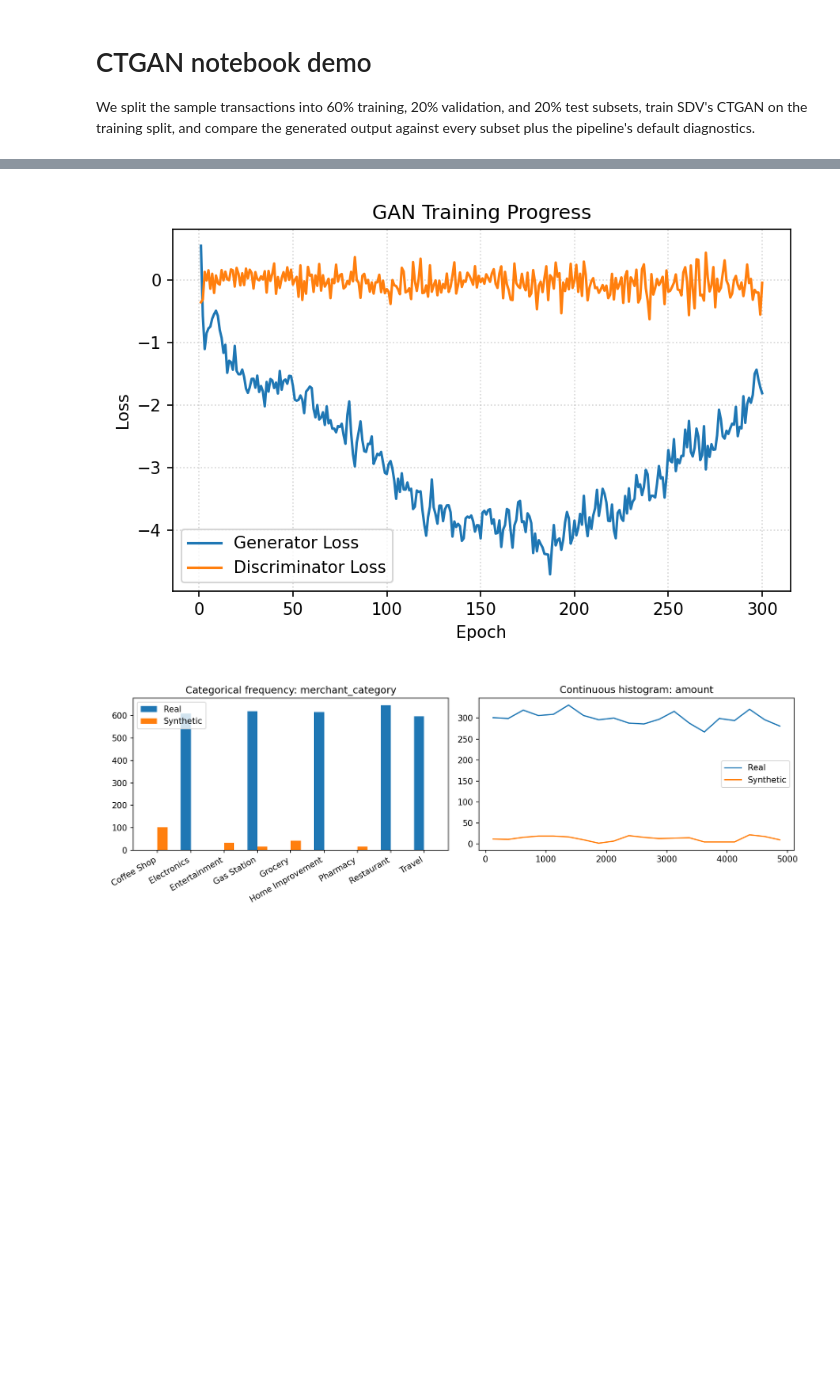
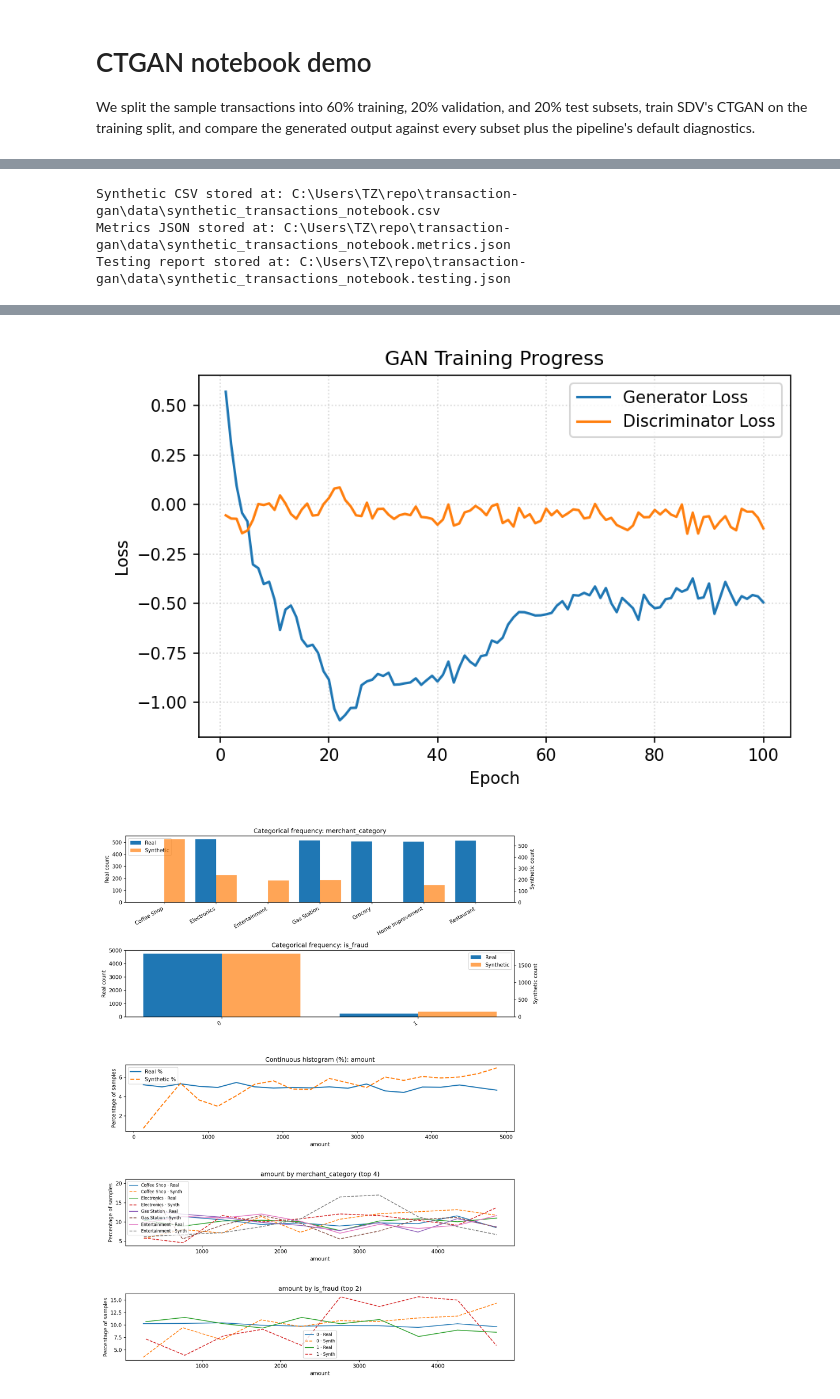
Before and after one commit to laylow2021/transaction-gan, a Jupyter notebook: notebook/gan_test.ipynb, the cells around one changed output, grey strips where cells are left out. Cells and saved outputs as stored; diff of their text form; code cells hidden in the pictures; blank space fills up the shorter version.

Commit message:
CTGAN v0.12

```diff
--- a/notebook/gan_test.ipynb
+++ b/notebook/gan_test.ipynb
@@ -59,11 +46,8 @@ SchemaConfig(id_column='transaction_id', continuous_columns=['amount', 'customer
 # %%
 gan_config = GANTrainingConfig(
-    noise_dim=128,
-    hidden_dim=256,
-    epochs=300,
-    learning_rate=2e-4,
-    batch_size=500,
+    noise_dim=64, hidden_dim=128, epochs=100, learning_rate=2e-4,
+    batch_size=250, pac=1,
+    use_cuda=True,  # Set to True to run CTGAN on GPU when available
 )
-
 gan_config
 # %% [output]
@@ -89,12 +55,22 @@ We strongly recommend saving the metadata using 'save_to_json' for replicability
 # %%
-display(JSON(result["quality_report"]))
-display(result["synthetic_preview"])
-
-print("Synthetic CSV stored at:", result["synthetic_path"])
-print("Metrics JSON stored at:", result["metrics_path"])
-print("Testing report stored at:", result["testing_report_path"])
-
-display(Image(filename=result["visualization_path"]))
-display(Image(filename=result["training_history_path"]))
-display(Image(filename=result["testing_visualization_path"]))
+result = generate_synthetic_transactions(
+    data_path=data_path,
+    output_path=output_path,
+    schema=schema,
+    gan_config=gan_config,
+    samples_to_generate=2000,
+    train_fraction=0.5,
+    split_seed=split_seed,
+    auto_tune=False,
+    validation_fraction=0.2,
+    tstr_target='is_fraud',
+)
+display(JSON(result['quality_report']))
+display(result['synthetic_preview'])
+print('Synthetic CSV stored at:', result['synthetic_path'])
+print('Metrics JSON stored at:', result['metrics_path'])
+print('Testing report stored at:', result['testing_report_path'])
+display(Image(filename=result['visualization_path']))
+display(Image(filename=result['training_history_path']))
+display(Image(filename=result['testing_visualization_path']))
 # %% [output]
@@ -121,0 +105,3 @@ Testing report stored at: C:\Users\TZ\repo\transaction-gan\data\synthetic_transa
+Synthetic CSV stored at: C:\Users\TZ\repo\transaction-gan\data\synthetic_transactions_notebook.csv
+Metrics JSON stored at: C:\Users\TZ\repo\transaction-gan\data\synthetic_transactions_notebook.metrics.json
+Testing report stored at: C:\Users\TZ\repo\transaction-gan\data\synthetic_transactions_notebook.testing.json
@@ -123,3 +109,3 @@ Testing report stored at: C:\Users\TZ\repo\transaction-gan\data\synthetic_transa
-[figure, old version]
+[figure, new version]
-[figure, old version]
+[figure, new version]
 # %%
```
Also changed, not shown: parts of 15 cells of this notebook, 16 other files.
